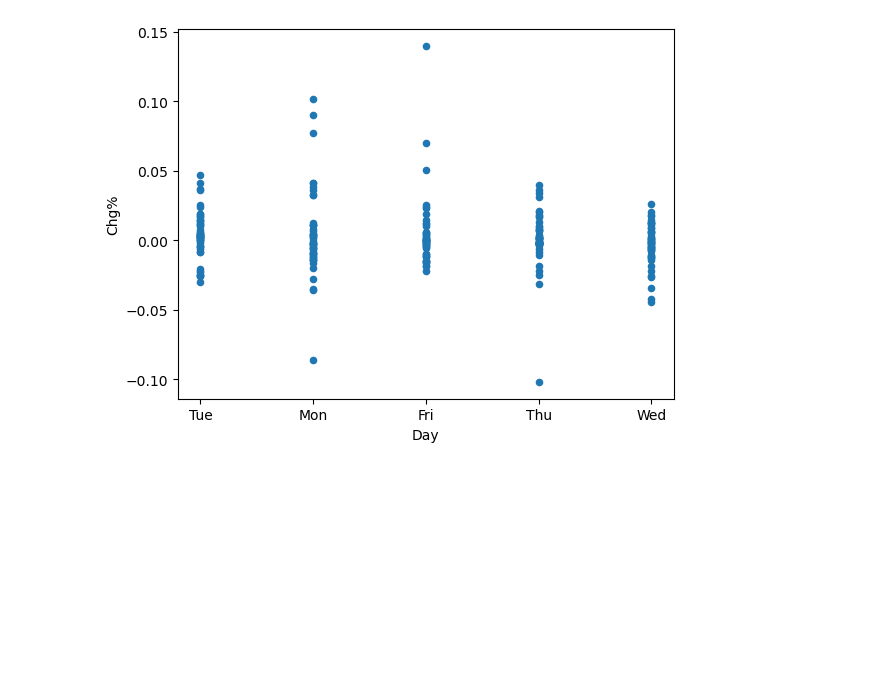
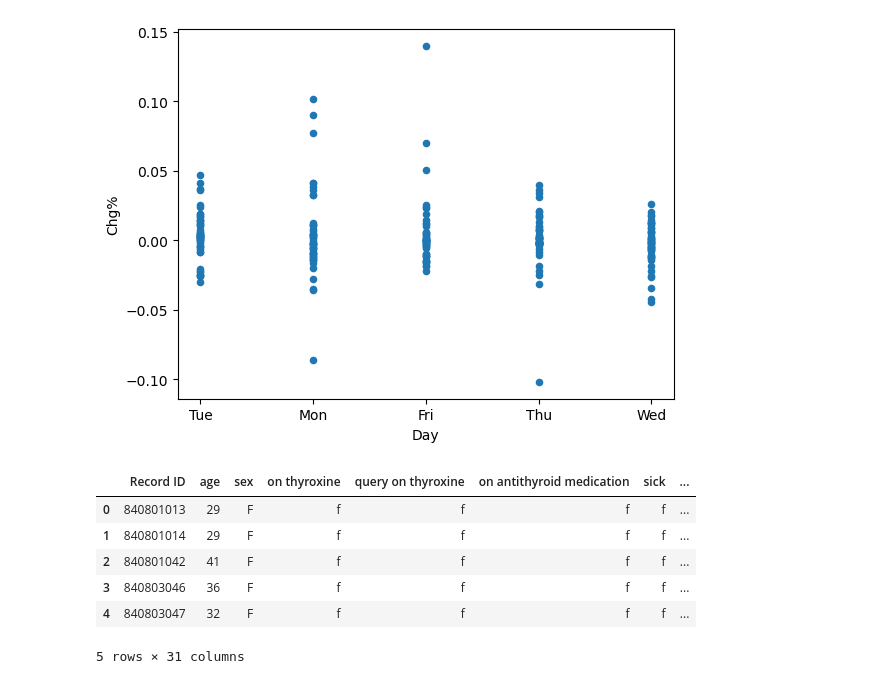
Before and after one commit to abhinavsaluja2004/MachineLearning_19cse305, a Jupyter notebook: cse22002_lab2.ipynb, the cells around one changed output. Drawn from its saved outputs; the diff is of its cells as text; code cells hidden in the pictures; blank space fills up the shorter version.

```diff
--- a/cse22002_lab2.ipynb
+++ b/cse22002_lab2.ipynb
@@ -188,3 +192,14 @@ df2.plot.scatter(x = 'hg%',
 # %% [output]
 <Axes: xlabel='Day', ylabel='Chg%'>
 [figure]
+# %%
+df3 = pd.read_excel("Lab Session Data.xlsx", sheet_name="thyroid0387_UCI")
+df3.head()
+# %% [output]
+|  | Record ID | age | sex | on thyroxine | query on thyroxine | on antithyroid medication | sick | ... |
+| 0 | 840801013 | 29 | F | f | f | f | f | ... |
+| 1 | 840801014 | 29 | F | f | f | f | f | ... |
+| 2 | 840801042 | 41 | F | f | f | f | f | ... |
+| 3 | 840803046 | 36 | F | f | f | f | f | ... |
+| 4 | 840803047 | 32 | F | f | f | f | f | ... |
+5 rows × 31 columns
```
Also changed, not shown: parts of 13 cells of this notebook.
